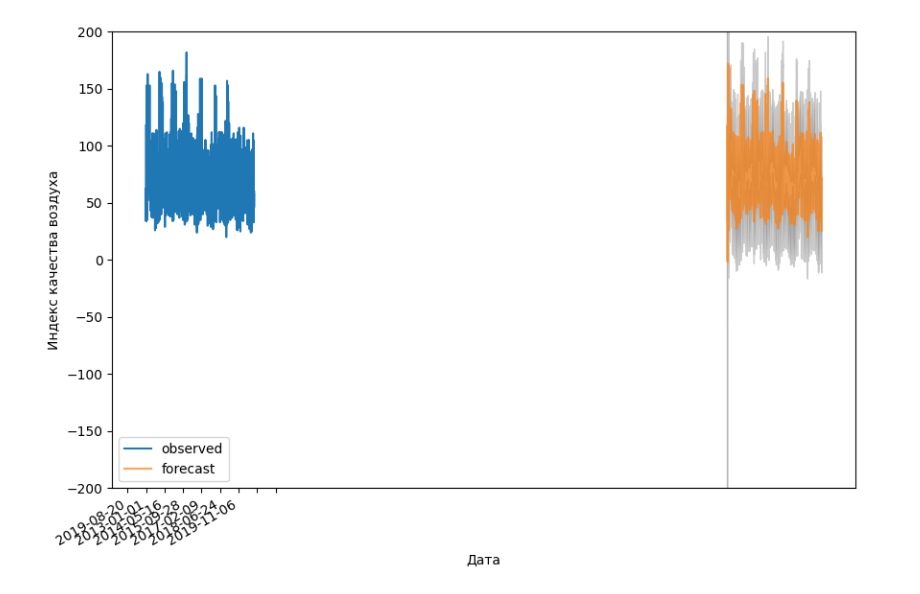
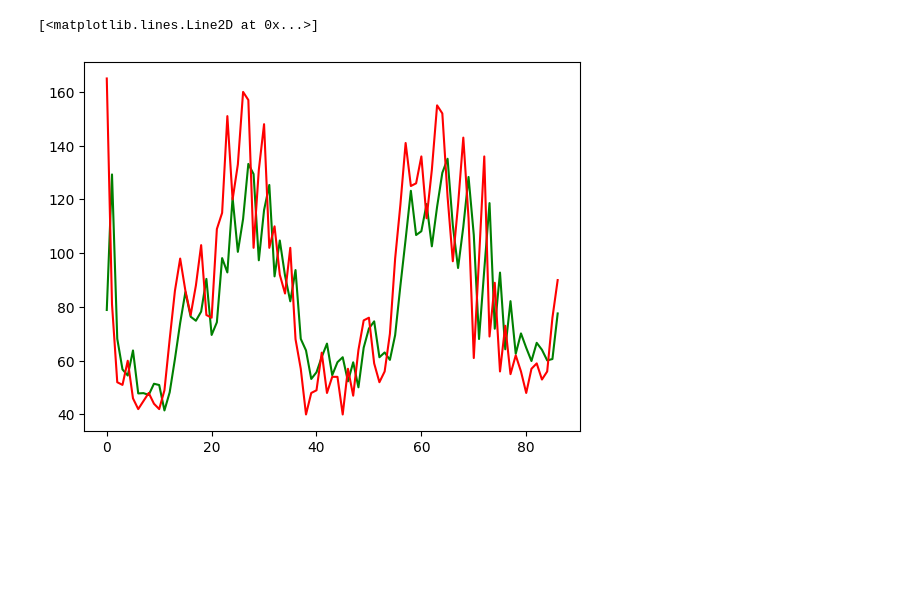
Before and after one commit to dmitry-chvdr/air_quality, a Jupyter notebook: BEST_SARIMAX.ipynb, the cells around one changed output. Cells and saved outputs as stored; diff of their text form; code cells hidden in the pictures; blank space fills up the shorter version.

Commit message:
Change_graphics

```diff
--- a/BEST_SARIMAX.ipynb
+++ b/BEST_SARIMAX.ipynb
@@ -13,7 +13,7 @@ input_data = input_data.sort_index() # sort in
 data = input_data.AQI[:-20]
 # %%
 %%time
-best_model = sm.tsa.statespace.SARIMAX(data, order=(4, 1, 0),
+best_model = sm.tsa.statespace.SARIMAX(data, order=(4, 1, 1),
                                         seasonal_order=(3, 1, 1, 12)).fit(disp=-1)
 print(best_model.summary())
 # %% [output]
@@ -37,15 +37,11 @@ Wall time: 53.7 s
-# %%
-pred = best_model.get_prediction(start='2013-01-01', end='2020-01-01', dynamic=False)
-pred_ci = pred.conf_int()
-
-fx = input_data['AQI']['2013-01-01':].plot(label='observed', figsize=(10, 7),ylim=[-200,200])
-pred.predicted_mean.plot(ax=fx, label='forecast', alpha=.7)
-fx.fill_between(pred_ci.index,
-pred_ci.iloc[:, 0],
-pred_ci.iloc[:, 1], color='k', alpha=.2)
-fx.set_xlabel('Дата')
-fx.set_ylabel('Индекс качества воздуха')
-plt.legend()
-plt.show()
-# %% [output]
-[figure, removed]
+# %%
+preds_df = (best_model.get_prediction(start='2014-01-01', end='2014-03-28').summary_frame(alpha=0.05))
+y = data['2014-01-01':'2014-03-28']
+
+x = np.arange(len(preds_df))
+
+plt.plot(x, preds_df['mean'], color = 'green')
+plt.plot(x, y, color = 'red')
+# %% [output]
+[<matplotlib.lines.Line2D at 0x...>]
+[figure, added]
```
Also changed, not shown: parts of 1 cell of this notebook.
